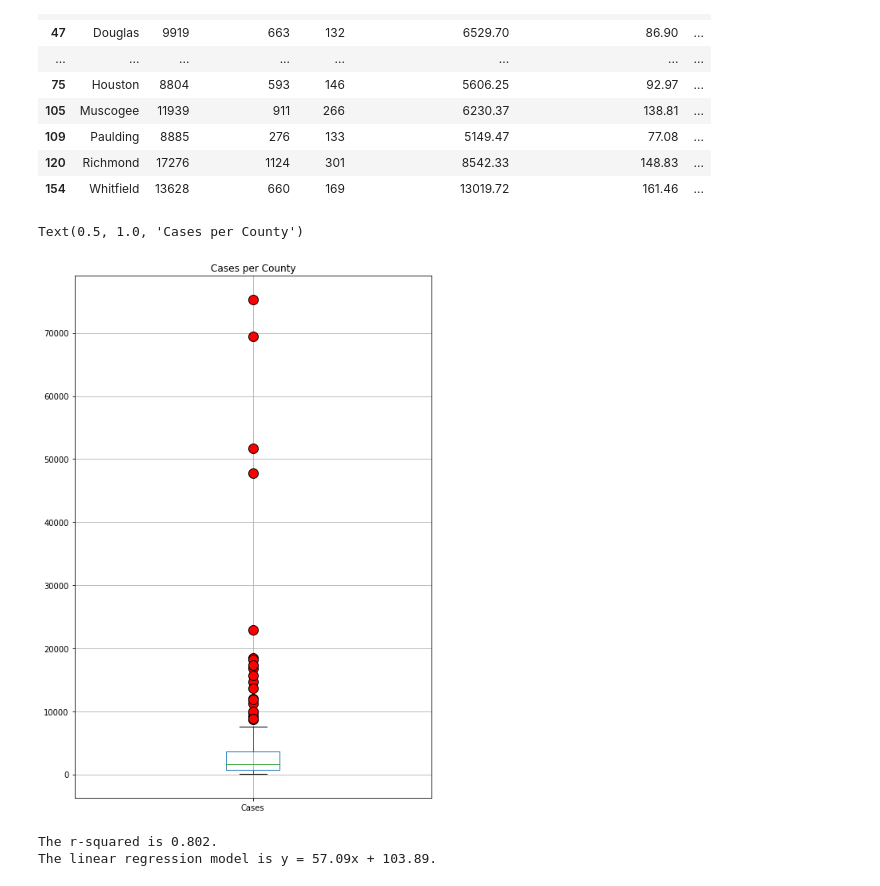
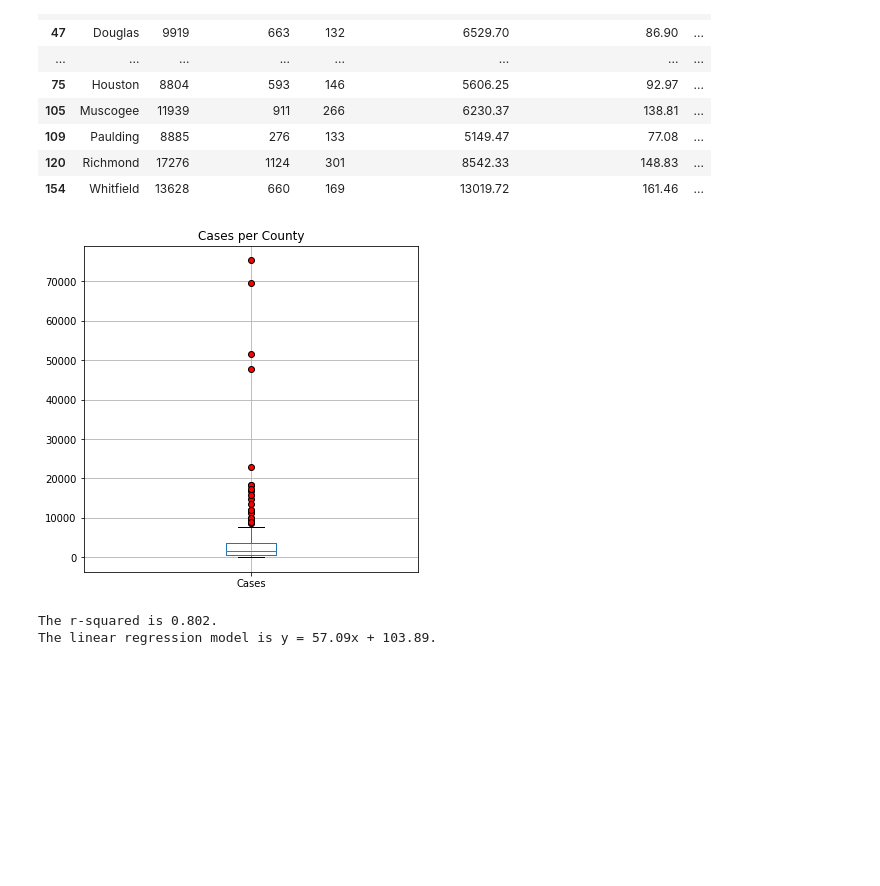
Before and after one commit to jzhao0626/Pandemic_Analysis, a Jupyter notebook: DataAnalysis/DataAnalysis_Population-vs-Case_Walt.ipynb, the cells around one changed output. Cells and saved outputs as stored; diff of their text form; code cells hidden in the pictures; blank space fills up the shorter version.

```diff
--- a/DataAnalysis/DataAnalysis_Population-vs-Case_Walt.ipynb
+++ b/DataAnalysis/DataAnalysis_Population-vs-Case_Walt.ipynb
@@ -97,10 +84,11 @@ The outliers of would be above 7947.0
 | 120 | Richmond | 17276 | 1124 | 301 | 8542.33 | 148.83 | ... |
 | 154 | Whitfield | 13628 | 660 | 169 | 13019.72 | 161.46 | ... |
 # %%
-props = dict(markerfacecolor = 'red', markersize = 12)
-final_df.boxplot('Cases', figsize=(8,12), flierprops = props)
+# Plot the box plot
+props = dict(markerfacecolor = 'red', markersize = 6)
+final_df.boxplot('Cases', figsize=(6,6), flierprops = props)
 plt.title('Cases per County')
+plt.savefig('Figures/Cases-vs-PopulationDensity_OutlierBoxPlot.png')
 # %% [output]
-Text(0.5, 1.0, 'Cases per County')
-[figure, old version]
+[figure, new version]
 # %%
```
Also changed, not shown: parts of 13 cells of this notebook, 3 other files.
